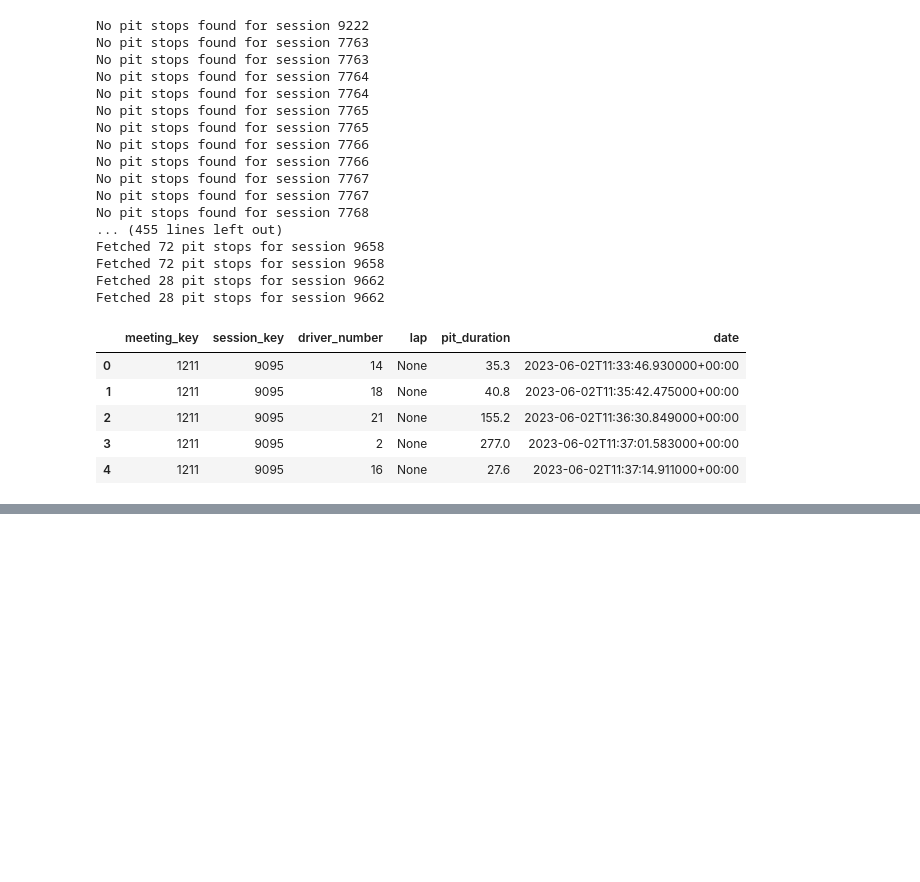
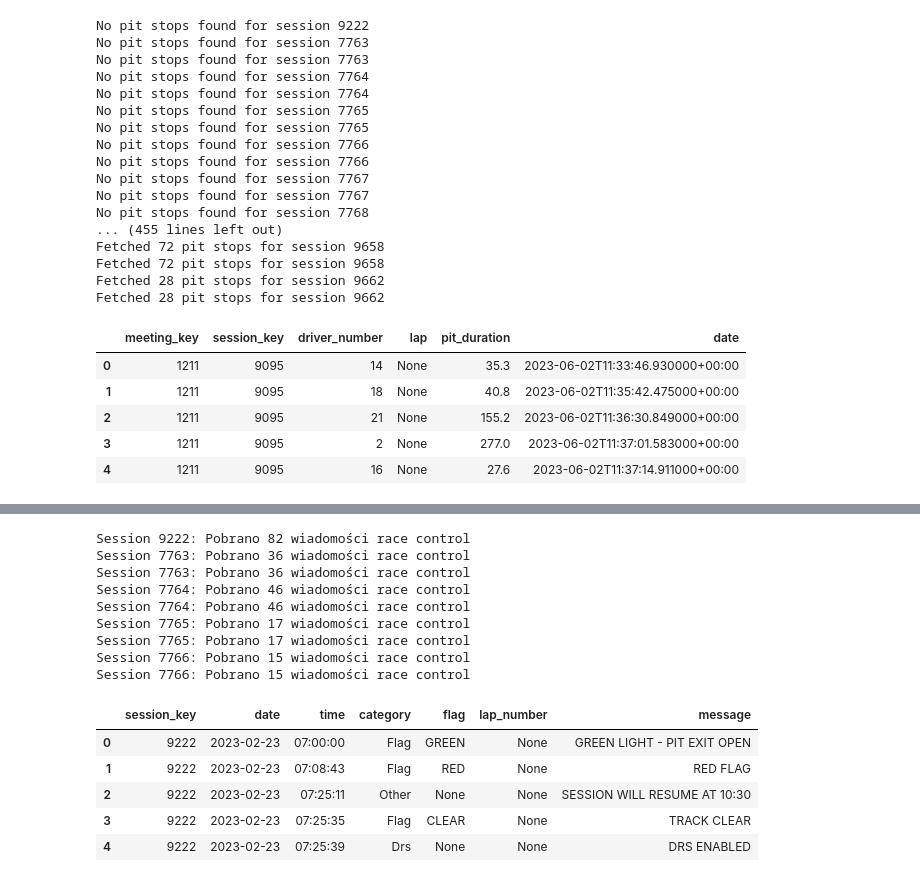
Before and after one commit to szylvvia/f1_races_progress_predict, a Jupyter notebook: openf1_api_dataset.ipynb, the cells around one changed output, grey strips where cells are left out. Saved outputs shown, nothing was run; the diff lists cells and outputs as text; code cells hidden in the pictures; blank space fills up the shorter version.

```diff
--- a/openf1_api_dataset.ipynb
+++ b/openf1_api_dataset.ipynb
@@ -675,11 +675,7 @@ def get_race_control(session_keys):
                         'category': control.get('category'),
                         'flag': control.get('flag'),
                         'lap_number': control.get('lap_number'),
-                        'message': control.get('message'),
-                        'scope': control.get('scope'),
-                        'sector': control.get('sector'),
-                        'driver_number': control.get('driver_number'),
-                        'meeting_key': control.get('meeting_key')
+                        'message': control.get('message')
                     }
                     all_race_control.append(race_control_record)
 
@@ -692,30 +688,3 @@ def get_race_control(session_keys):
         sleep(0.5)
 
     return pd.DataFrame(all_race_control)
-
-def get_all_race_control_for_meetings():
-    """
-    Pobiera wszystkie dane race control dla wszystkich sesji we wszystkich meetings
-    """
-    # Pobierz wszystkie session_keys
-    all_session_keys = all_sessions_df['session_key'].tolist()
-
-    # Pobierz race control dla wszystkich sesji
-    race_control_df = get_race_control(all_session_keys)
-
-    if not race_control_df.empty:
-        # Połącz z danymi o sesjach
-        race_control_df = race_control_df.merge(
-            all_sessions_df[['session_key', 'session_name', 'year', 'location', 'country_name']],
-            on='session_key',
-            how='left'
-        )
-
-        # Połącz z danymi o kierowcach (jeśli driver_number jest dostępny)
-        race_control_df = race_control_df.merge(
-            drivers_df[['driver_number', 'session_key', 'broadcast_name', 'full_name', 'team_name']].drop_duplicates(),
-            on=['driver_number', 'session_key'],
-            how='left'
-        )
-
-    return race_control_df
@@ -779,0 +691,19 @@ Name: count, dtype: int64
+# %%
+race_controlls_df = get_race_control(sessions_key_unique[0:5])
+race_controlls_df.head()
+# %% [output]
+Session 9222: Pobrano 82 wiadomości race control
+Session 7763: Pobrano 36 wiadomości race control
+Session 7763: Pobrano 36 wiadomości race control
+Session 7764: Pobrano 46 wiadomości race control
+Session 7764: Pobrano 46 wiadomości race control
+Session 7765: Pobrano 17 wiadomości race control
+Session 7765: Pobrano 17 wiadomości race control
+Session 7766: Pobrano 15 wiadomości race control
+Session 7766: Pobrano 15 wiadomości race control
+|  | session_key | date | time | category | flag | lap_number | message |
+| 0 | 9222 | 2023-02-23 | 07:00:00 | Flag | GREEN | None | GREEN LIGHT - PIT EXIT OPEN |
+| 1 | 9222 | 2023-02-23 | 07:08:43 | Flag | RED | None | RED FLAG |
+| 2 | 9222 | 2023-02-23 | 07:25:11 | Other | None | None | SESSION WILL RESUME AT 10:30 |
+| 3 | 9222 | 2023-02-23 | 07:25:35 | Flag | CLEAR | None | TRACK CLEAR |
+| 4 | 9222 | 2023-02-23 | 07:25:39 | Drs | None | None | DRS ENABLED |
```
Also changed, not shown: parts of 6 cells of this notebook.
